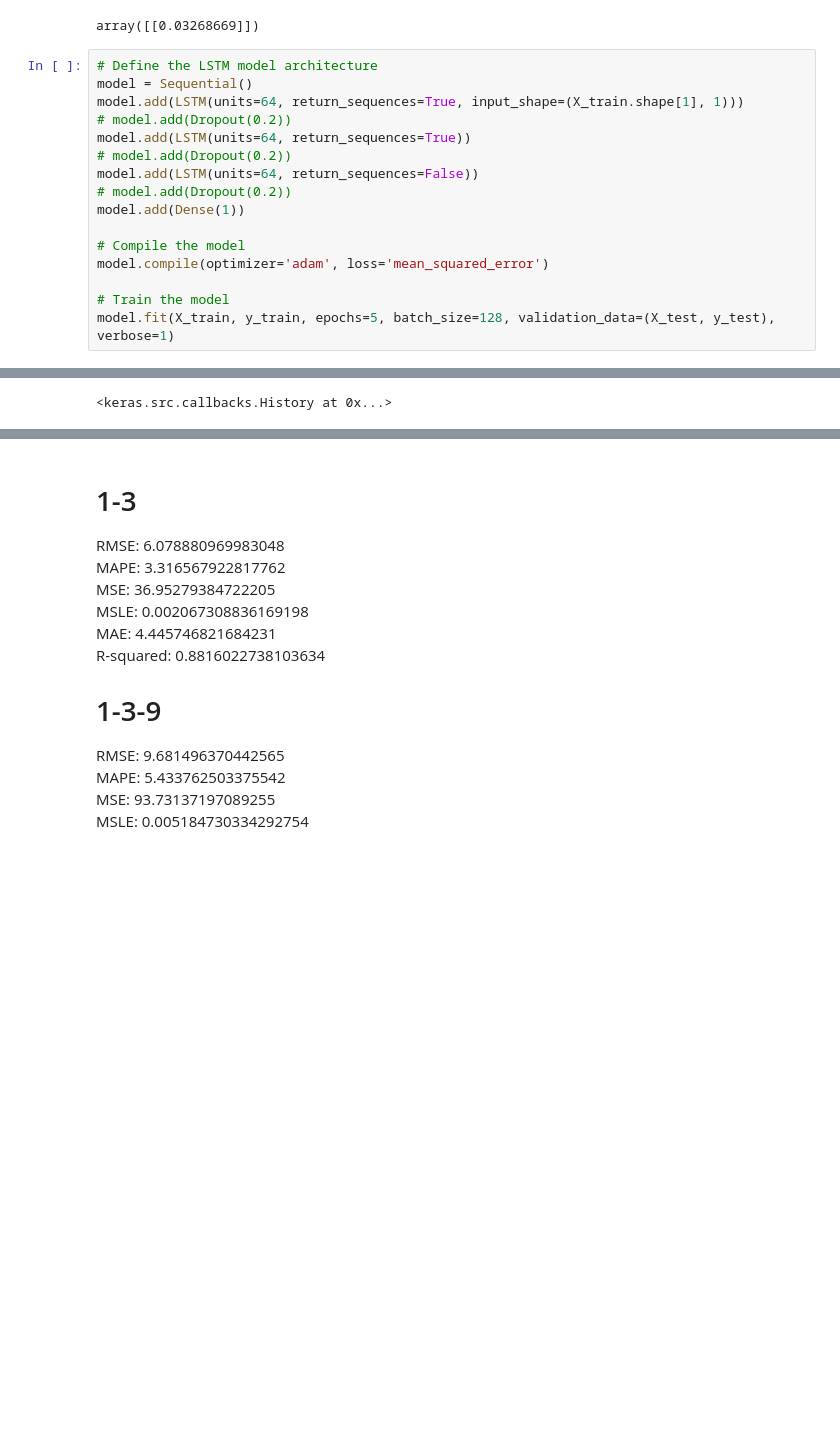
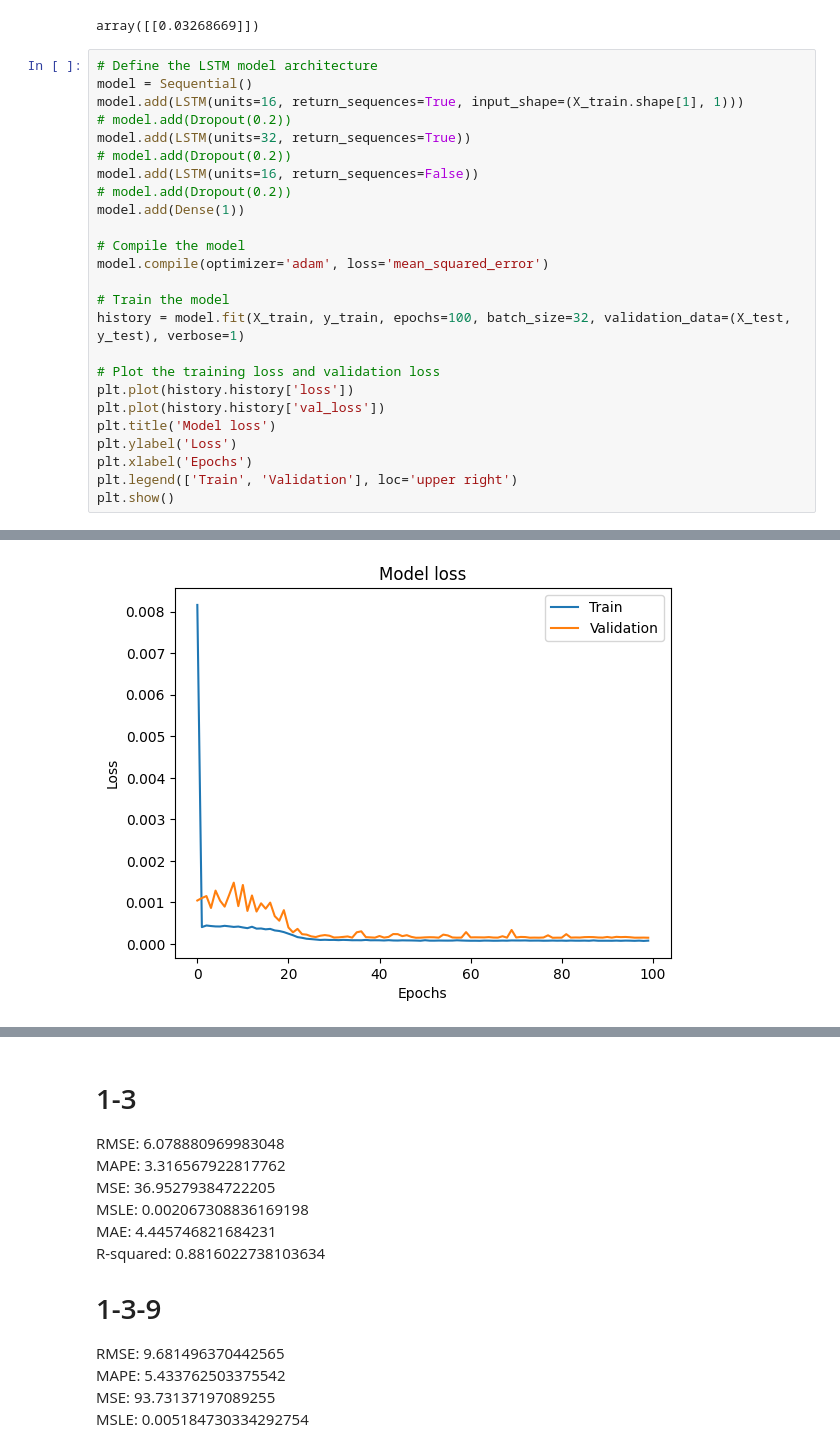
Before and after one commit to mustafahakkoz/seasonality_analysis, a Jupyter notebook: Exp4-LSTM-stacked(1-3).ipynb, the cells around one changed output, grey strips where cells are left out. Saved outputs shown, nothing was run; the diff lists cells and outputs as text; blank space fills up the shorter version.

```diff
--- a/Exp4-LSTM-stacked(1-3).ipynb
+++ b/Exp4-LSTM-stacked(1-3).ipynb
@@ -101,11 +101,11 @@ array([[0.03268669]])
 # %%
 # Define the LSTM model architecture
 model = Sequential()
-model.add(LSTM(units=64, return_sequences=True, input_shape=(X_train.shape[1], 1)))
+model.add(LSTM(units=16, return_sequences=True, input_shape=(X_train.shape[1], 1)))
 # model.add(Dropout(0.2))
-model.add(LSTM(units=64, return_sequences=True))
+model.add(LSTM(units=32, return_sequences=True))
 # model.add(Dropout(0.2))
-model.add(LSTM(units=64, return_sequences=False))
+model.add(LSTM(units=16, return_sequences=False))
 # model.add(Dropout(0.2))
 model.add(Dense(1))
 
@@ -113,5 +113,14 @@ model.add(Dense(1))
 model.compile(optimizer='adam', loss='mean_squared_error')
 
 # Train the model
-model.fit(X_train, y_train, epochs=5, batch_size=128, validation_data=(X_test, y_test), verbose=1)
+history = model.fit(X_train, y_train, epochs=100, batch_size=32, validation_data=(X_test, y_test), verbose=1)
+
+# Plot the training loss and validation loss
+plt.plot(history.history['loss'])
+plt.plot(history.history['val_loss'])
+plt.title('Model loss')
+plt.ylabel('Loss')
+plt.xlabel('Epochs')
+plt.legend(['Train', 'Validation'], loc='upper right')
+plt.show()
 # %% [output]
@@ -128,4 +144,4 @@ Epoch 5/5
-<keras.src.callbacks.History at 0x...>
+[figure, added]
 # %%
 # Make predictions
 y_pred = model.predict(X_test)
```
Also changed, not shown: parts of 2 cells of this notebook, 3 other files.
